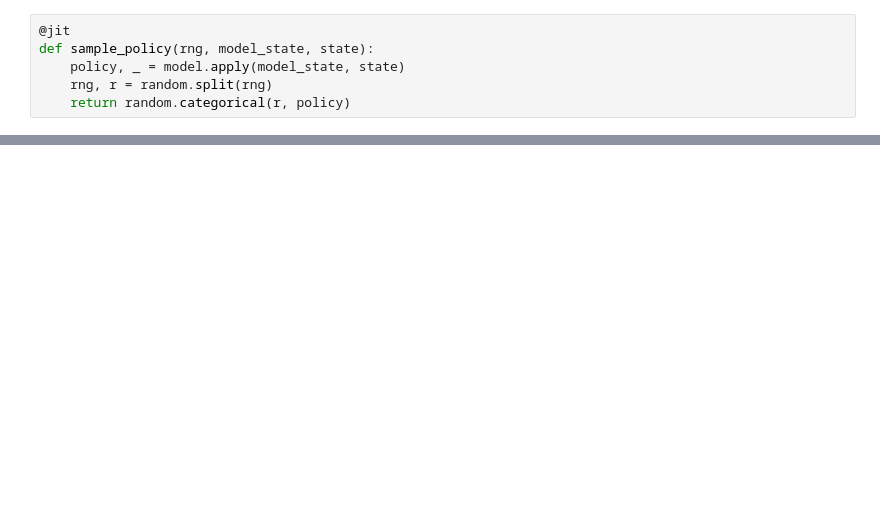
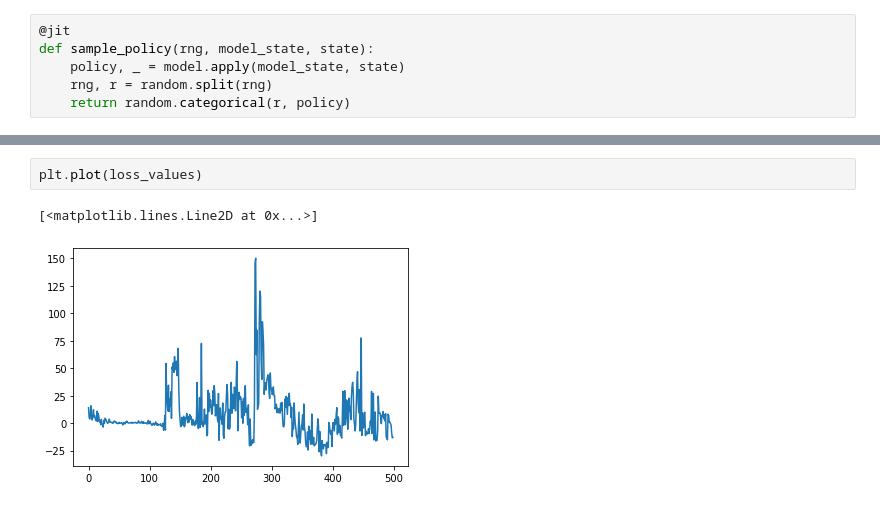
Before and after one commit to mauricef/jax-ml, a Jupyter notebook: jax-actor-critic.ipynb, the cells around one changed output, grey strips where cells are left out. Cells and saved outputs as stored; diff of their text form; blank space fills up the shorter version.

```diff
--- a/jax-actor-critic.ipynb
+++ b/jax-actor-critic.ipynb
@@ -98,0 +130,5 @@ action_probs = nn.softmax(policy, axis=1)[np.arange(policy.shape[0]), actions]
+# %%
+plt.plot(loss_values)
+# %% [output]
+[<matplotlib.lines.Line2D at 0x...>]
+[figure, added]
```
Also changed, not shown: parts of 17 cells of this notebook.
